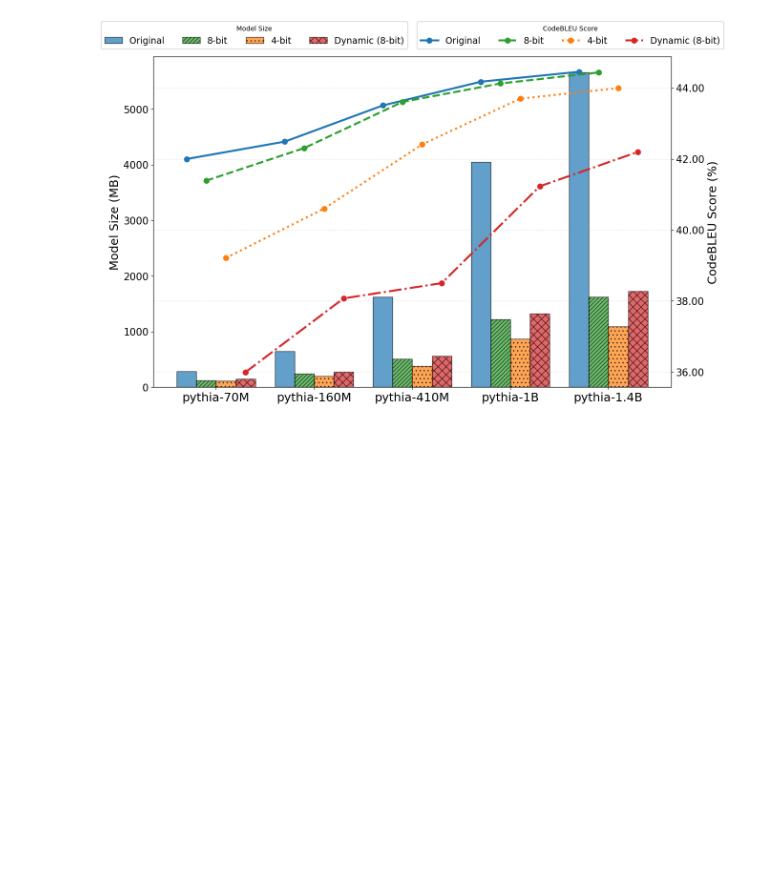
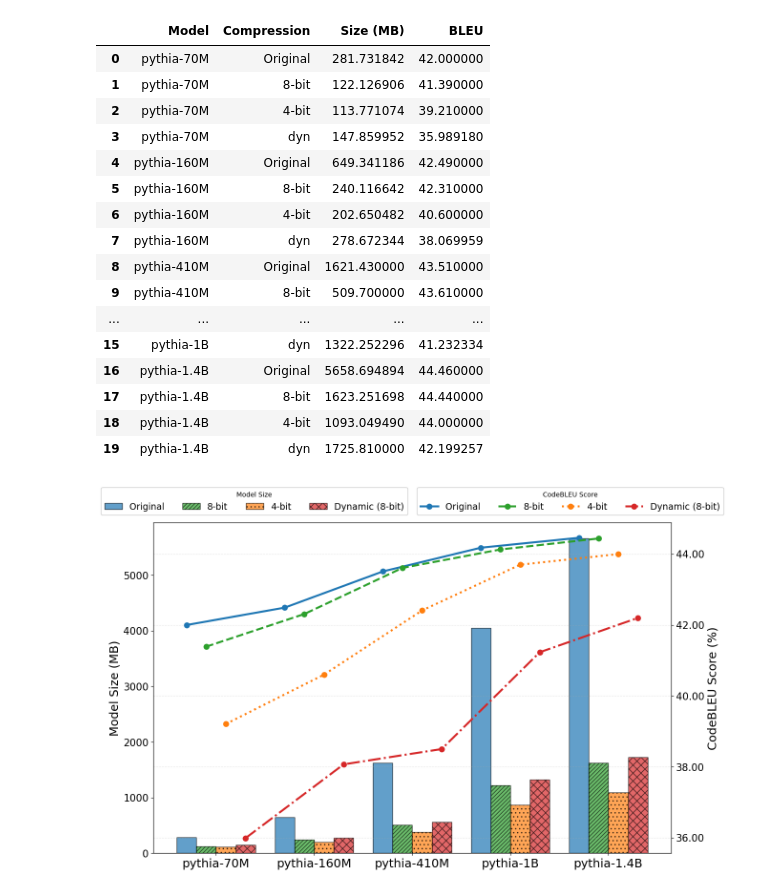
Before and after one commit to nazmul-me/mimir, a Jupyter notebook: RQsResult/Findings.ipynb, the cells around one changed output. Drawn from its saved outputs; the diff is of its cells as text; code cells hidden in the pictures; blank space fills up the shorter version.

```diff
--- a/RQsResult/Findings.ipynb
+++ b/RQsResult/Findings.ipynb
@@ -1,14 +1,32 @@
 # %%
 import pandas as pd
 import numpy as np
 import matplotlib.pyplot as plt
 import seaborn as sns
 from matplotlib.lines import Line2D
 from matplotlib.ticker import FuncFormatter
 
-# Load CSV file
-sheet_id = "1tEf8J1kbGZEFTOkoYqIjsdE3PkqBA9bX4MdNfMoLhjQ"
-tab_gid = "1257933019"
+fileName = "./data/ModelsResults.xlsx"  # If it's in the current directory
+sheetName = "allResults"
 limit = 20
-full_url = f"https://docs.google.com/spreadsheets/d/{sheet_id}/export?format=csv&gid={tab_gid}"
+df = pd.read_excel(fileName, sheet_name=sheetName, skiprows=2, usecols=['Model', 'Compression', 'Size (MB)', 'BLEU']).iloc[:limit, :]
+df
+# %% [output]
+|  | Model | Compression | Size (MB) | BLEU |
+| 0 | pythia-70M | Original | 281.731842 | 42.000000 |
+| 1 | pythia-70M | 8-bit | 122.126906 | 41.390000 |
+| 2 | pythia-70M | 4-bit | 113.771074 | 39.210000 |
+| 3 | pythia-70M | dyn | 147.859952 | 35.989180 |
+| 4 | pythia-160M | Original | 649.341186 | 42.490000 |
+| 5 | pythia-160M | 8-bit | 240.116642 | 42.310000 |
+| 6 | pythia-160M | 4-bit | 202.650482 | 40.600000 |
+| 7 | pythia-160M | dyn | 278.672344 | 38.069959 |
+| 8 | pythia-410M | Original | 1621.430000 | 43.510000 |
+| 9 | pythia-410M | 8-bit | 509.700000 | 43.610000 |
+| ... | ... | ... | ... | ... |
+| 15 | pythia-1B | dyn | 1322.252296 | 41.232334 |
+| 16 | pythia-1.4B | Original | 5658.694894 | 44.460000 |
+| 17 | pythia-1.4B | 8-bit | 1623.251698 | 44.440000 |
+| 18 | pythia-1.4B | 4-bit | 1093.049490 | 44.000000 |
+| 19 | pythia-1.4B | dyn | 1725.810000 | 42.199257 |
 # %%
```
Also changed, not shown: parts of 2 cells of this notebook, 6 other files.
